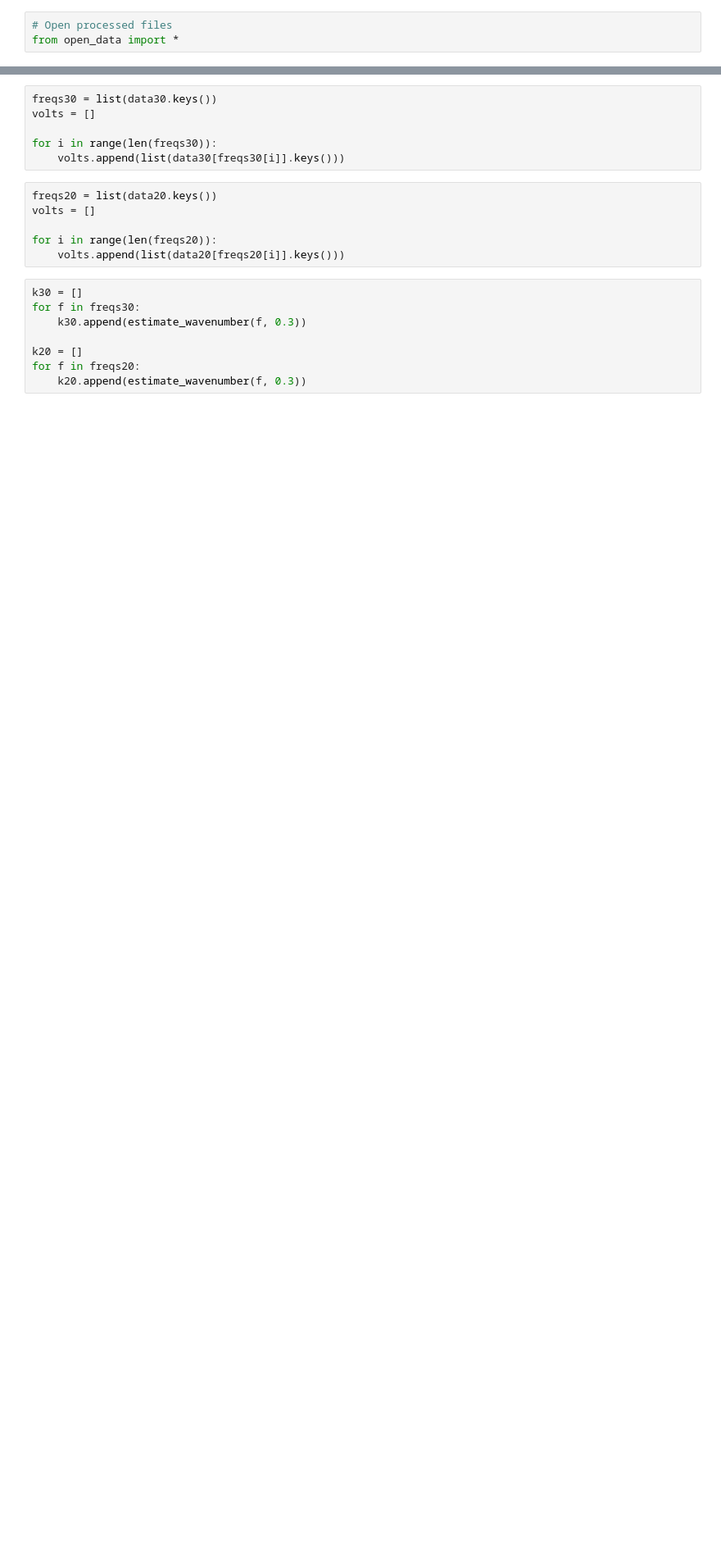
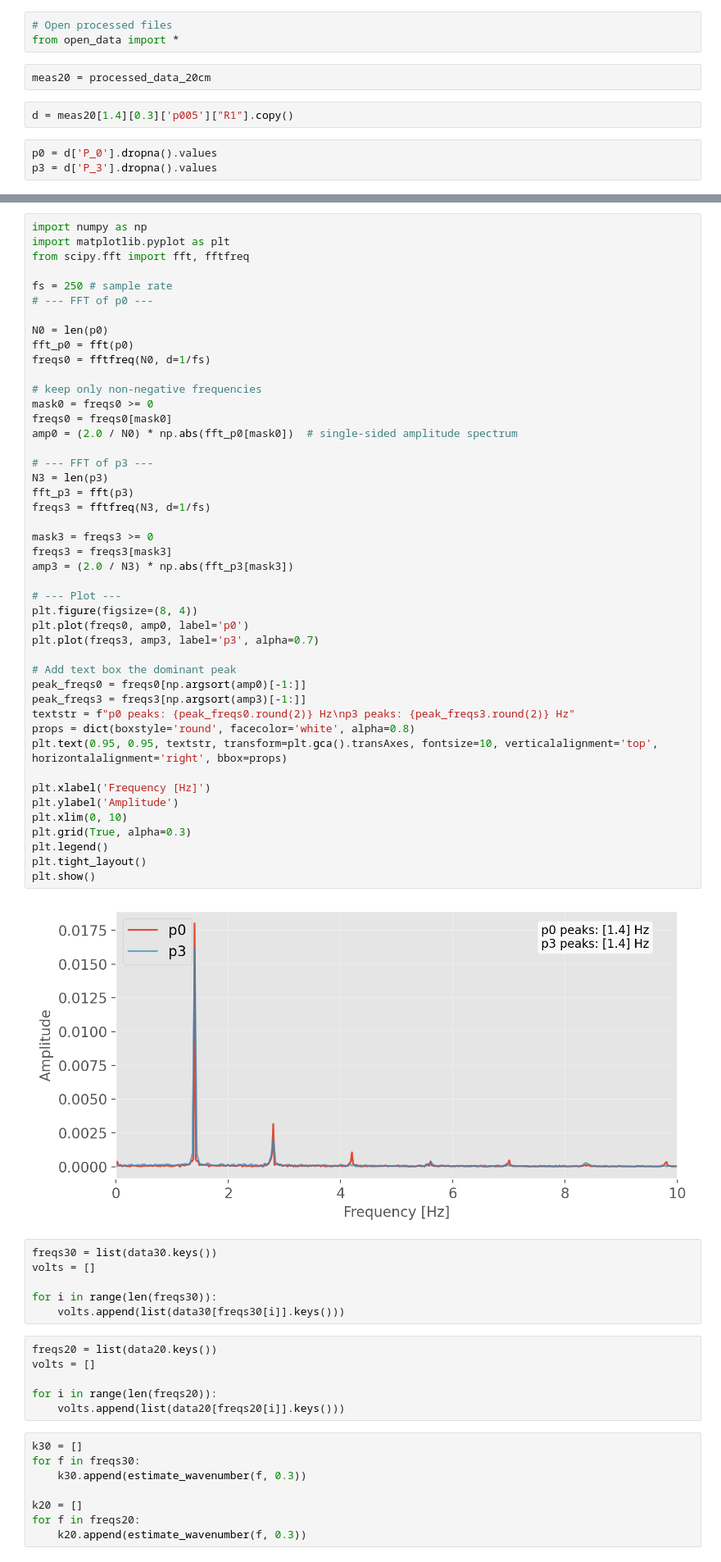
Before and after one commit to kjes4pres/Master_code, a Jupyter notebook: Lab/Probe_analysis/ak_scaling.ipynb, the cells around one changed output, grey strips where cells are left out. Shown at 82% size. Saved outputs shown, nothing was run; the diff lists cells and outputs as text; blank space fills up the shorter version.

Commit message:
blind commit, chekpoint only

```diff
--- a/Lab/Probe_analysis/ak_scaling.ipynb
+++ b/Lab/Probe_analysis/ak_scaling.ipynb
@@ -319,3 +319,10 @@ data20 = {
 # %%
 # Open processed files
 from open_data import *
+# %%
+meas20 = processed_data_20cm
+# %%
+d = meas20[1.4][0.3]['p005']["R1"].copy()
+# %%
+p0 = d['P_0'].dropna().values
+p3 = d['P_3'].dropna().values
@@ -322,3 +345,50 @@ from open_data import *
+# %%
+import numpy as np
+import matplotlib.pyplot as plt
+from scipy.fft import fft, fftfreq
+
+fs = 250 # sample rate
+# --- FFT of p0 ---
+
+N0 = len(p0)
+fft_p0 = fft(p0)
+freqs0 = fftfreq(N0, d=1/fs)
+
+# keep only non-negative frequencies
+mask0 = freqs0 >= 0
+freqs0 = freqs0[mask0]
+amp0 = (2.0 / N0) * np.abs(fft_p0[mask0])  # single-sided amplitude spectrum
+
+# --- FFT of p3 ---
+N3 = len(p3)
+fft_p3 = fft(p3)
+freqs3 = fftfreq(N3, d=1/fs)
+
+mask3 = freqs3 >= 0
+freqs3 = freqs3[mask3]
+amp3 = (2.0 / N3) * np.abs(fft_p3[mask3])
+
+# --- Plot ---
+plt.figure(figsize=(8, 4))
+plt.plot(freqs0, amp0, label='p0')
+plt.plot(freqs3, amp3, label='p3', alpha=0.7)
+
+# Add text box the dominant peak
+peak_freqs0 = freqs0[np.argsort(amp0)[-1:]]
+peak_freqs3 = freqs3[np.argsort(amp3)[-1:]]
+textstr = f"p0 peaks: {peak_freqs0.round(2)} Hz\np3 peaks: {peak_freqs3.round(2)} Hz"
+props = dict(boxstyle='round', facecolor='white', alpha=0.8)
+plt.text(0.95, 0.95, textstr, transform=plt.gca().transAxes, fontsize=10, verticalalignment='top', horizontalalignment='right', bbox=props)
+
+plt.xlabel('Frequency [Hz]')
+plt.ylabel('Amplitude')
+plt.xlim(0, 10)
+plt.grid(True, alpha=0.3)
+plt.legend()
+plt.tight_layout()
+plt.show()
+# %% [output]
+[figure, added]
 # %%
 freqs30 = list(data30.keys())
 volts = []
```
Also changed, not shown: parts of 9 cells of this notebook, 8 other files.
